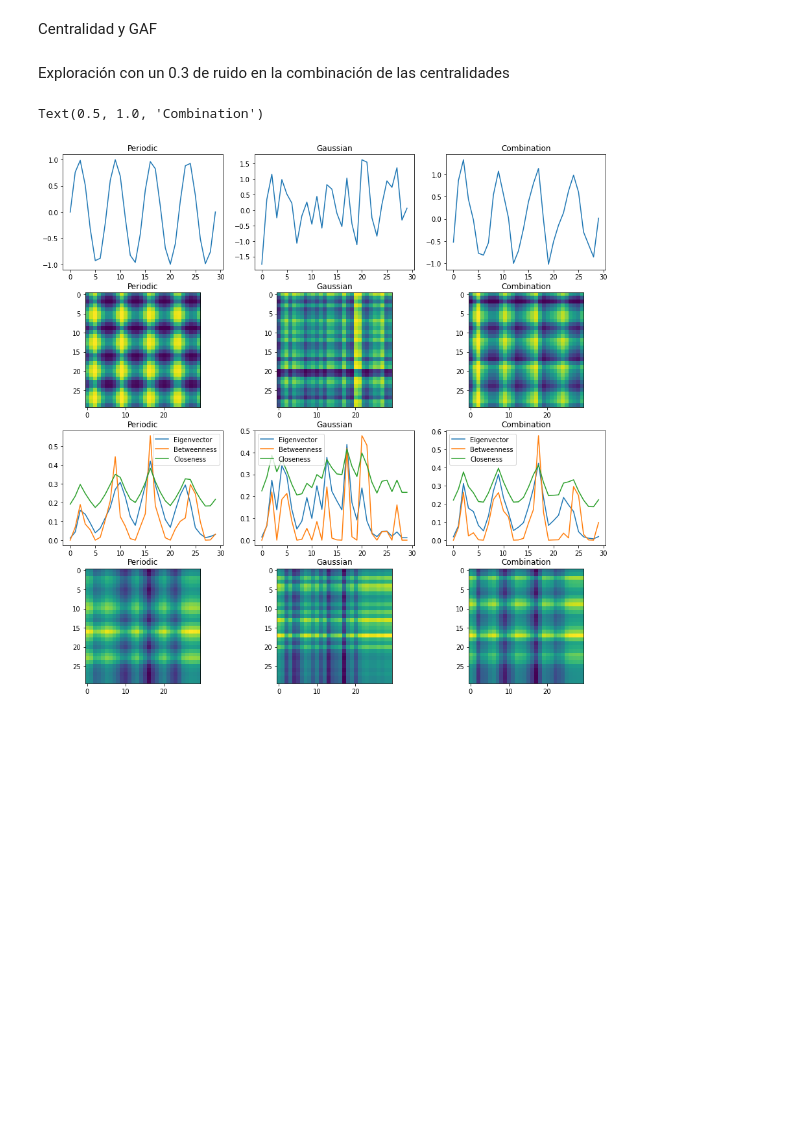
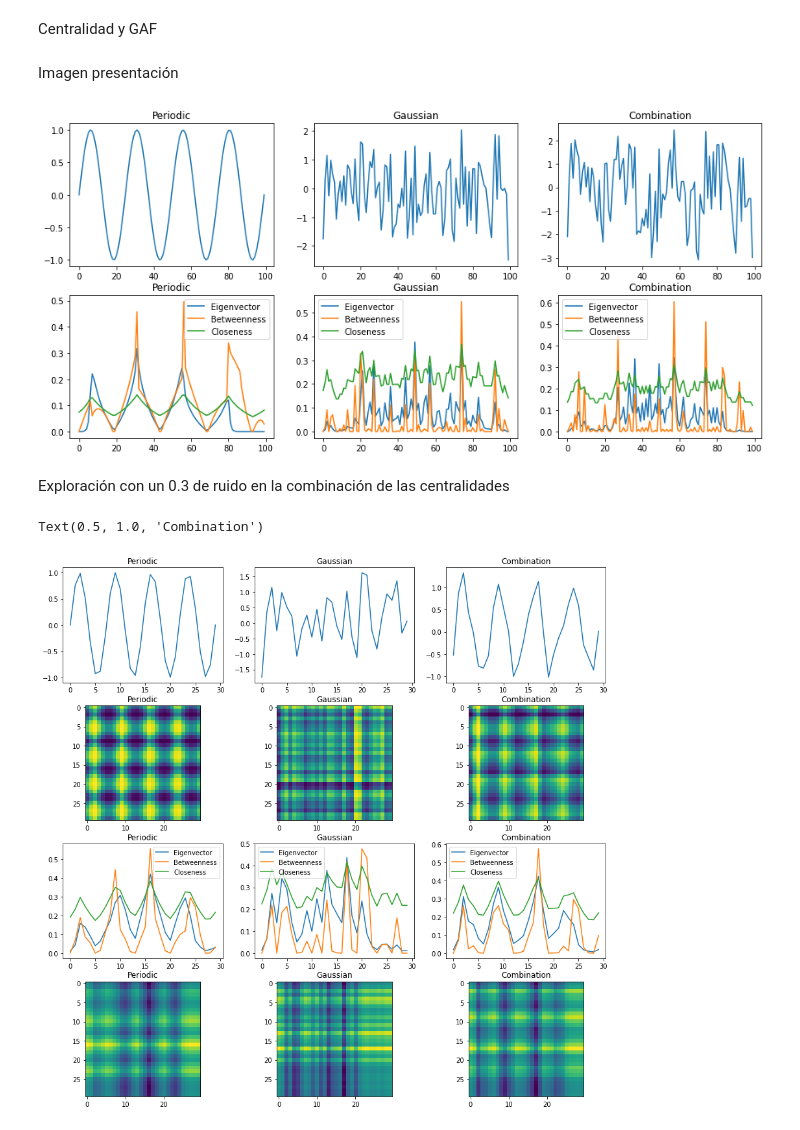
Before and after one commit to cperezln/vg_gaf, a Jupyter notebook: cristianperez/Experimentos (II).ipynb, the cells around one changed output. Saved outputs shown, nothing was run; the diff lists cells and outputs as text; code cells hidden in the pictures; blank space fills up the shorter version.

```diff
--- a/cristianperez/Experimentos (II).ipynb
+++ b/cristianperez/Experimentos (II).ipynb
@@ -179,6 +187,65 @@ with open("combi", "wb") as f:
     pickle.dump(swpc, f) # converts array to binary and writes to output
 # %% [markdown]
 Centralidad y GAF
+# %% [markdown]
+Imagen presentación
+# %%
+
+combination = periodic + 1.2 * gaussian_noise
+# Gramian Computation
+gdf1 = GramianDifferenceField(series = periodic)
+gdf2 = GramianDifferenceField(series = gaussian_noise)
+gdf3 = GramianDifferenceField(series = combination)
+# Graph Declaration
+hvg1 = nx.Graph(np.array(df_projection(gdf1)))
+hvg2 = nx.Graph(np.array(df_projection(gdf2)))
+hvg3 = nx.Graph(np.array(df_projection(gdf3)))
+# Centralities computation
+eigc1 = nx.eigenvector_centrality(hvg1, max_iter = 500)
+eigc2 = nx.eigenvector_centrality(hvg2, max_iter = 500)
+eigc3 = nx.eigenvector_centrality(hvg3, max_iter = 500)
+
+btwc1 = nx.betweenness_centrality(hvg1)
+btwc2 = nx.betweenness_centrality(hvg2)
+btwc3 = nx.betweenness_centrality(hvg3)
+
+clsc1 = nx.closeness_centrality(hvg1)
+clsc2 = nx.closeness_centrality(hvg2)
+clsc3 = nx.closeness_centrality(hvg3)
+# Drawing
+x = range(n)
+f, ((axk1, axk2, axk3), (ax1, ax2, ax3)) = plt.subplots(2, 3)
+f.set_figheight(7)
+f.set_figwidth(15)
+
+axk1.plot(x, periodic)
+axk1.set_title('Periodic')
+
+axk2.plot(x, gaussian_noise)
+axk2.set_title('Gaussian')
+
+axk3.plot(x, combination)
+axk3.set_title('Combination')
+
+ax1.plot(x, list(eigc1.values()), label = 'Eigenvector')
+ax1.plot(x, list(btwc1.values()), label = 'Betweenness')
+ax1.plot(x, list(clsc1.values()), label = 'Closeness')
+ax1.set_title('Periodic')
+ax1.legend()
+ax2.plot(x, list(eigc2.values()), label = 'Eigenvector')
+ax2.plot(x, list(btwc2.values()), label = 'Betweenness')
+ax2.plot(x, list(clsc2.values()), label = 'Closeness')
+ax2.set_title('Gaussian')
+ax2.legend()
+ax3.plot(x, list(eigc3.values()), label = 'Eigenvector')
+ax3.plot(x, list(btwc3.values()), label = 'Betweenness')
+ax3.plot(x, list(clsc3.values()), label = 'Closeness')
+ax3.set_title('Combination')
+ax3.legend()
+
+plt.savefig("degree12.jpg", bbox_inches='tight')
+# %% [output]
+[figure, added]
 # %% [markdown]
 Exploración con un 0.3 de ruido en la combinación de las centralidades
 # %%
```
Also changed, not shown: parts of 5 cells of this notebook, 10 other files.
